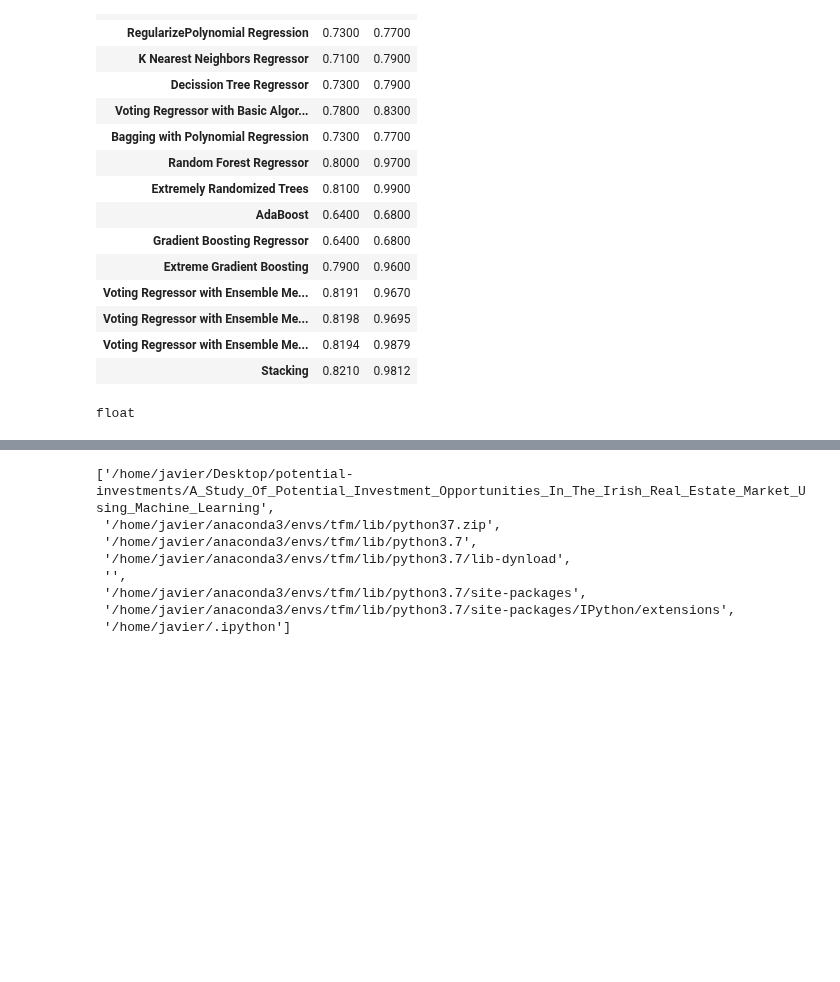
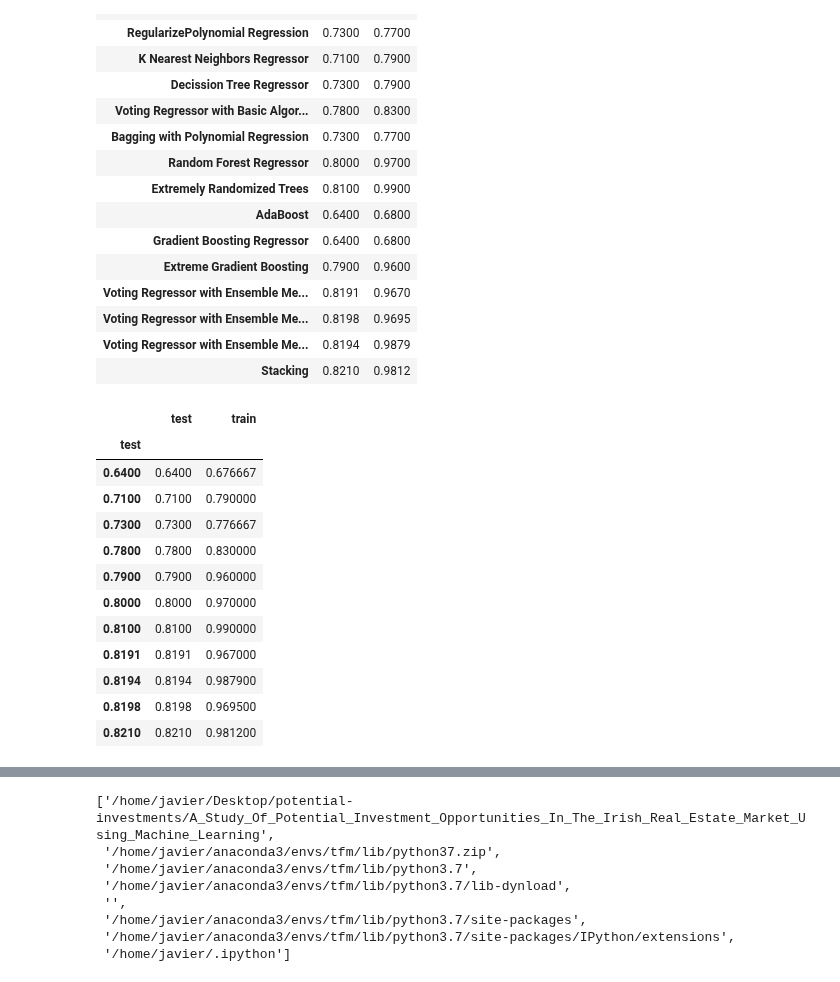
Before and after one commit to javiicc/Identifying_Potential_Investment_Opportunities_In_The_Irish_Real_Estate_Market_Using_MachineLearning, a Jupyter notebook: investment-opportunities/notebooks/Untitled.ipynb, the cells around one changed output, grey strips where cells are left out. Drawn from its saved outputs; the diff is of its cells as text; code cells hidden in the pictures; blank space fills up the shorter version.

```diff
--- a/investment-opportunities/notebooks/Untitled.ipynb
+++ b/investment-opportunities/notebooks/Untitled.ipynb
@@ -43,9 +43,22 @@ df
 | Voting Regressor with Ensemble Me... | 0.8194 | 0.9879 |
 | Stacking | 0.8210 | 0.9812 |
 # %%
-type(df.test.max())
+df2 = df.groupby('test')[['test', 'train']].mean()
+df2#.columns
 # %% [output]
-float
+|  | test | train |
+| test |  |  |
+| 0.6400 | 0.6400 | 0.676667 |
+| 0.7100 | 0.7100 | 0.790000 |
+| 0.7300 | 0.7300 | 0.776667 |
+| 0.7800 | 0.7800 | 0.830000 |
+| 0.7900 | 0.7900 | 0.960000 |
+| 0.8000 | 0.8000 | 0.970000 |
+| 0.8100 | 0.8100 | 0.990000 |
+| 0.8191 | 0.8191 | 0.967000 |
+| 0.8194 | 0.8194 | 0.987900 |
+| 0.8198 | 0.8198 | 0.969500 |
+| 0.8210 | 0.8210 | 0.981200 |
 # %%
 plt.style.use('seaborn')
 df.plot(kind='barh', stacked=False, figsize=(6,6), fontsize=14);
```
Also changed, not shown: parts of 3 cells of this notebook, 3 other files.
